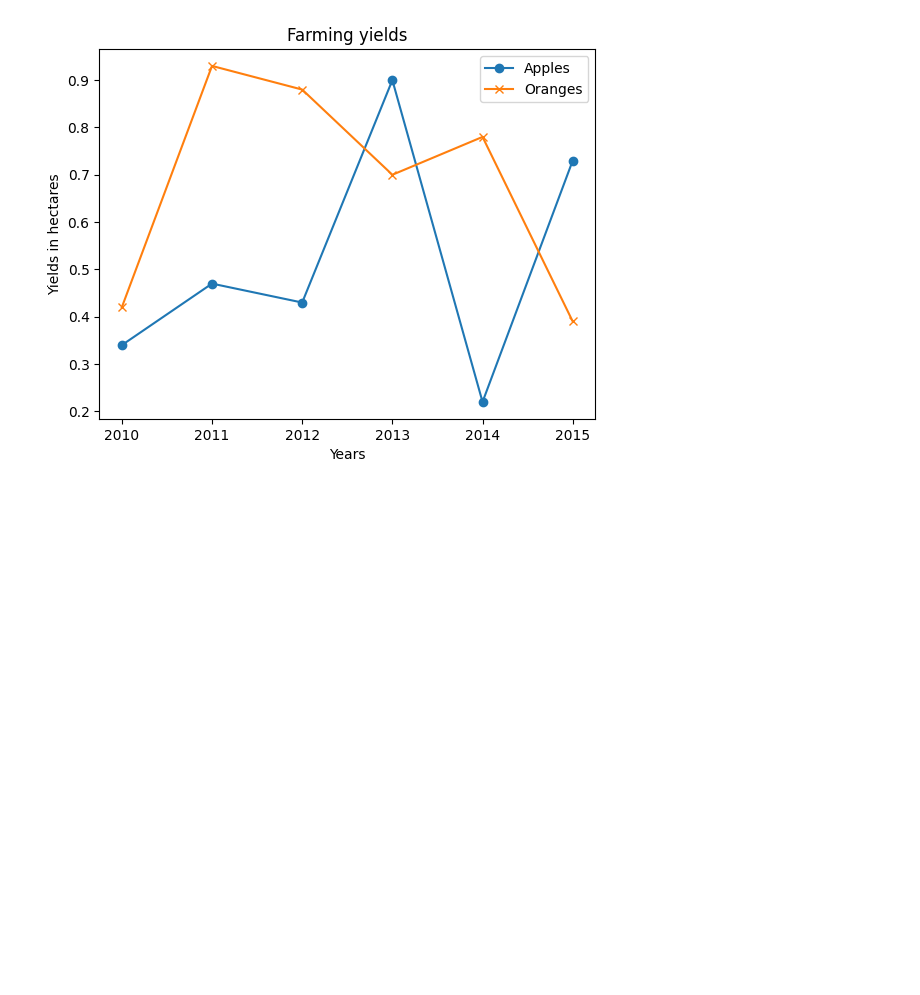
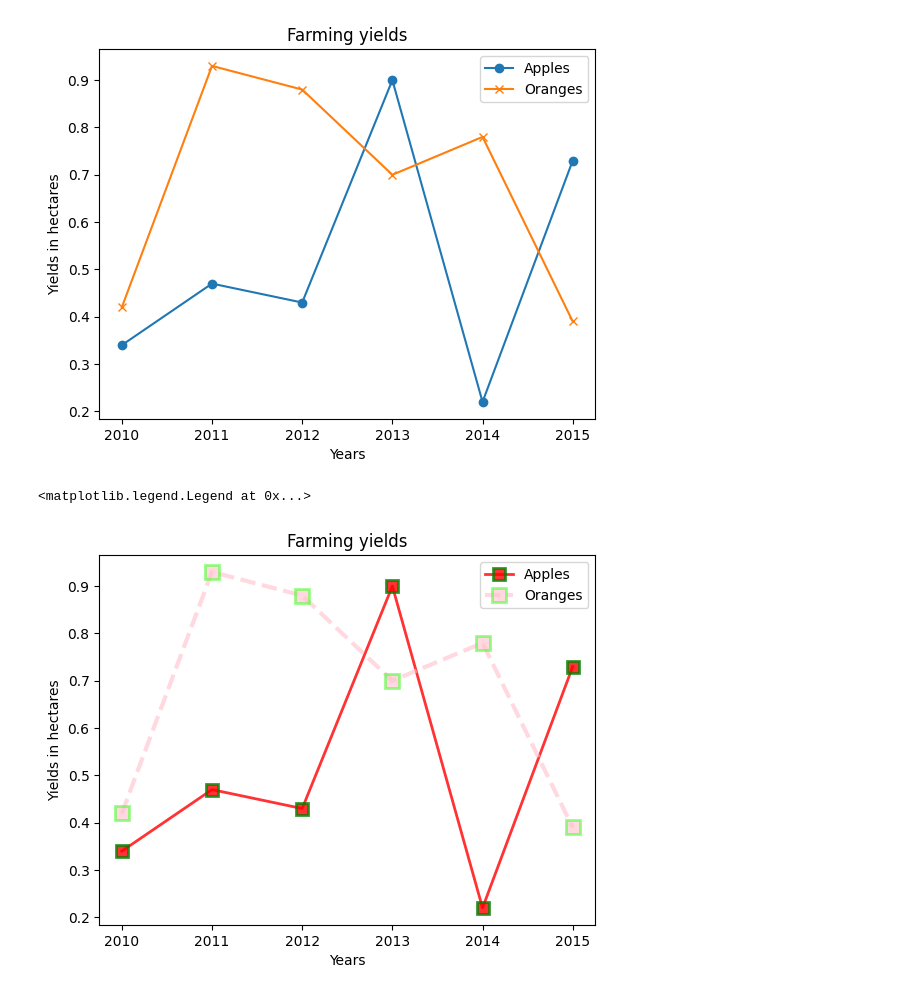
Before and after one commit to Lakshit-Chiranjiv/Python-Data-Analysis-Repo, a Jupyter notebook: Python Matplotlib-Seaborn.ipynb, the cells around one changed output. Drawn from its saved outputs; the diff is of its cells as text; code cells hidden in the pictures; blank space fills up the shorter version.

```diff
--- a/Python Matplotlib-Seaborn.ipynb
+++ b/Python Matplotlib-Seaborn.ipynb
@@ -68,3 +68,13 @@ plt.legend(['Apples', 'Oranges'])
 # %% [output]
 <matplotlib.legend.Legend at 0x...>
 [figure]
+# %%
+plt.plot(years, apples_yield, marker='s', color= 'r', linestyle='-', linewidth=2, markersize=8,markeredgecolor= 'green', markeredgewidth= 2, alpha=0.8);
+plt.plot(years, oranges_yield, marker='s', c= 'pink', ls='--', lw=3, ms=10,mec= '#4cff32', mew= 2, alpha=0.6);
+plt.xlabel('Years')
+plt.ylabel('Yields in hectares')
+plt.title('Farming yields')
+plt.legend(['Apples', 'Oranges'])
+# %% [output]
+<matplotlib.legend.Legend at 0x...>
+[figure, added]
```
